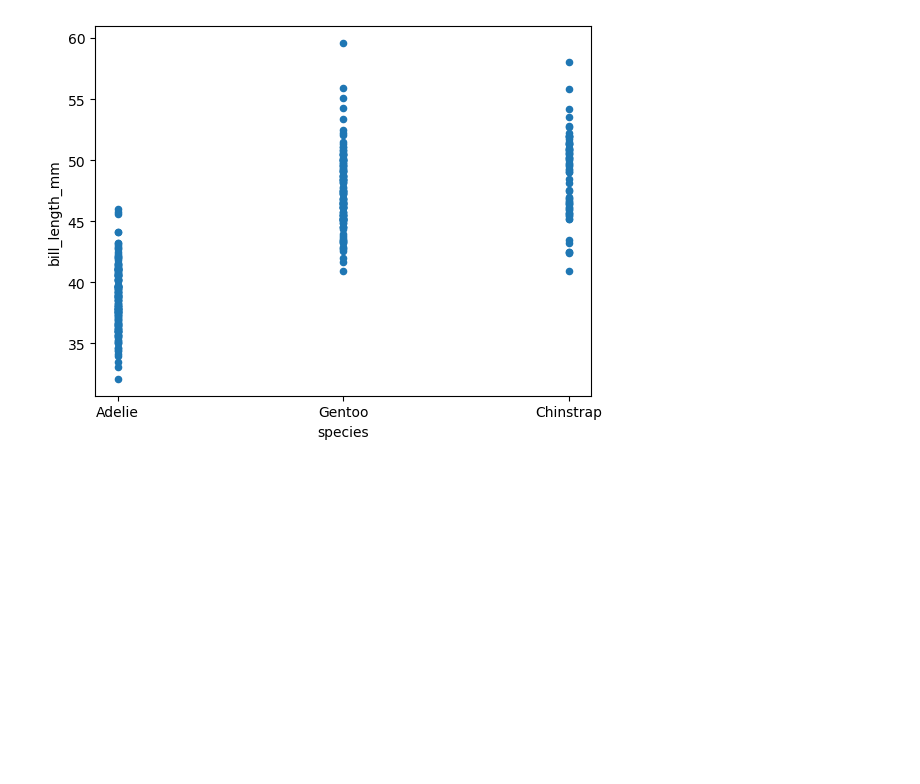
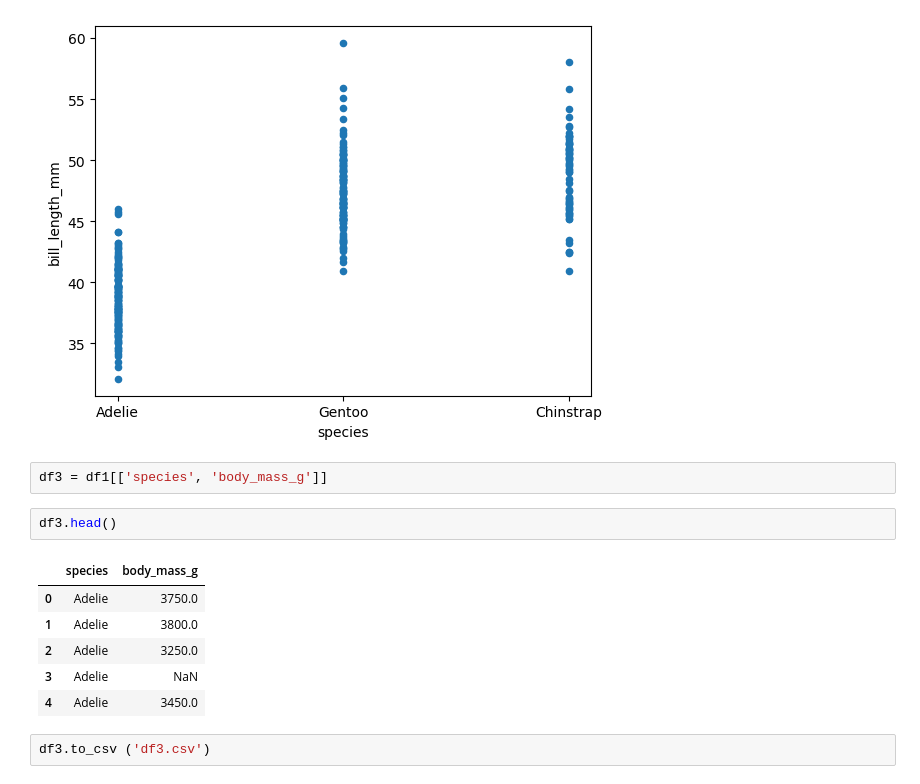
Before and after one commit to AndrewBoyne/my_qa_repo, a Jupyter notebook: Week 7/Penguins after grouping.ipynb, the cells around one changed output. Drawn from its saved outputs; the diff is of its cells as text; blank space fills up the shorter version.

```diff
--- a/Week 7/Penguins after grouping.ipynb
+++ b/Week 7/Penguins after grouping.ipynb
@@ -42,3 +42,16 @@ df1.head(10)
 df1.plot(kind='scatter', x='species', y='bill_length_mm');
 # %% [output]
 [figure]
+# %%
+df3 = df1[['species', 'body_mass_g']]
+# %%
+df3.head()
+# %% [output]
+|  | species | body_mass_g |
+| 0 | Adelie | 3750.0 |
+| 1 | Adelie | 3800.0 |
+| 2 | Adelie | 3250.0 |
+| 3 | Adelie | NaN |
+| 4 | Adelie | 3450.0 |
+# %%
+df3.to_csv ('df3.csv')
```
Also changed, not shown: 2 other files.
